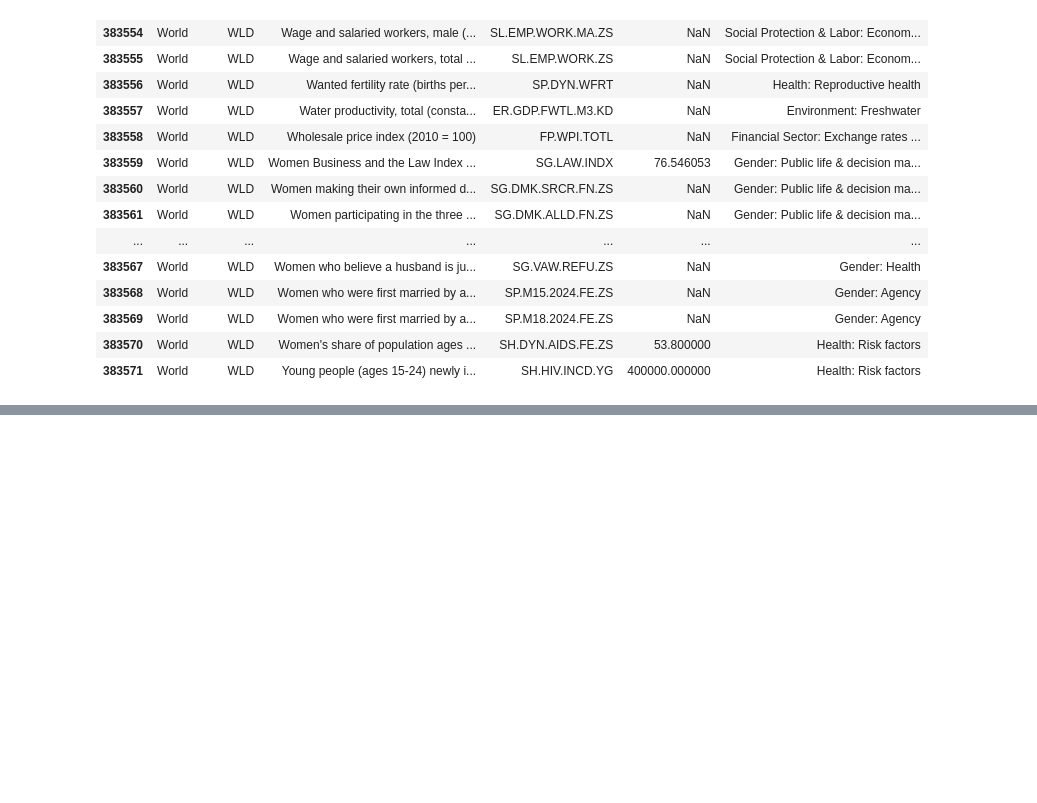
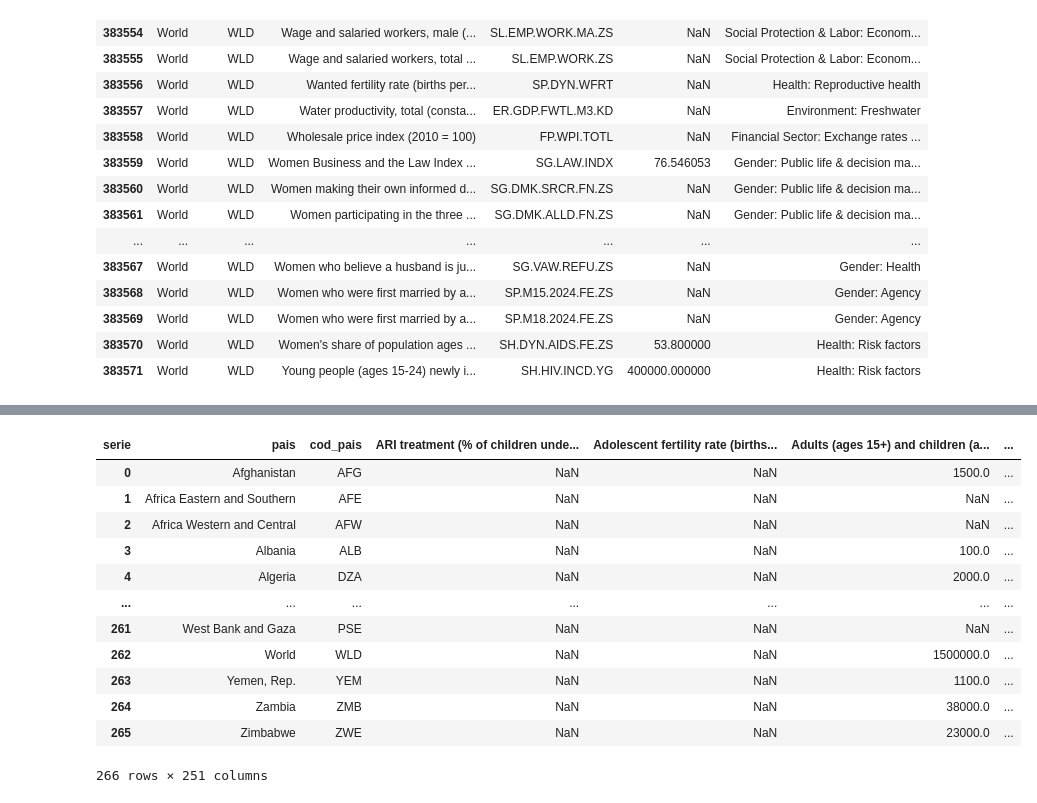
Before and after one commit to blsribeiro83/mba-data-science, a Jupyter notebook: 03-data-wrangling/data_wrangling_III.ipynb, the cells around one changed output, grey strips where cells are left out. Saved outputs shown, nothing was run; the diff lists cells and outputs as text; code cells hidden in the pictures; blank space fills up the shorter version.

```diff
--- a/03-data-wrangling/data_wrangling_III.ipynb
+++ b/03-data-wrangling/data_wrangling_III.ipynb
@@ -103,0 +122,22 @@ dados_saude = dados_wdi
+# %%
+# função pd.pivot permite reorganizar o banco de dados ajustando indez, columns, values)
+dados_saude = pd.pivot(dados_saude,index=["pais","cod_pais"],columns=["serie"],values="ano_2021")
+# %%
+# Voltando para o índice numérico
+dados_saude.reset_index(inplace=True)
+# %%
+dados_saude
+# %% [output]
+| serie | pais | cod_pais | ARI treatment (% of children unde... | Adolescent fertility rate (births... | Adults (ages 15+) and children (a... | ... |
+| 0 | Afghanistan | AFG | NaN | NaN | 1500.0 | ... |
+| 1 | Africa Eastern and Southern | AFE | NaN | NaN | NaN | ... |
+| 2 | Africa Western and Central | AFW | NaN | NaN | NaN | ... |
+| 3 | Albania | ALB | NaN | NaN | 100.0 | ... |
+| 4 | Algeria | DZA | NaN | NaN | 2000.0 | ... |
+| ... | ... | ... | ... | ... | ... | ... |
+| 261 | West Bank and Gaza | PSE | NaN | NaN | NaN | ... |
+| 262 | World | WLD | NaN | NaN | 1500000.0 | ... |
+| 263 | Yemen, Rep. | YEM | NaN | NaN | 1100.0 | ... |
+| 264 | Zambia | ZMB | NaN | NaN | 38000.0 | ... |
+| 265 | Zimbabwe | ZWE | NaN | NaN | 23000.0 | ... |
+266 rows × 251 columns
```
Also changed, not shown: parts of 9 cells of this notebook, 1 other file.
